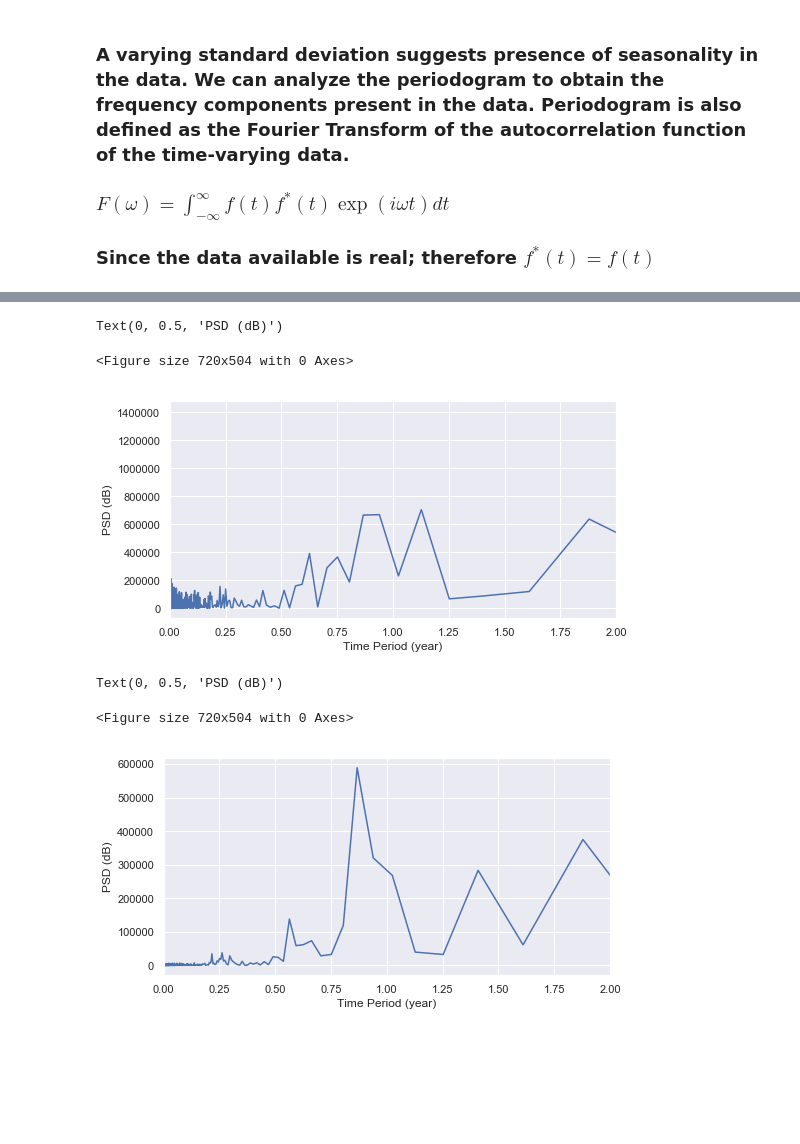
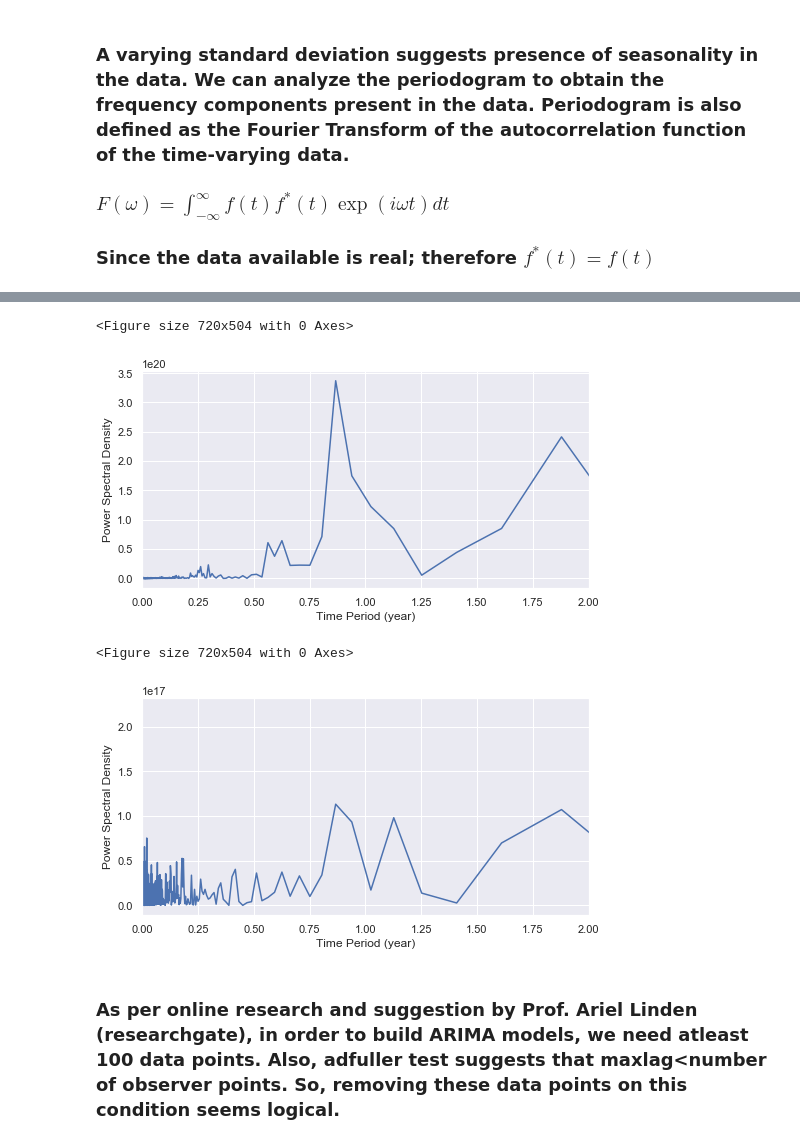
Before and after one commit to joshi-vipul/maharashtra_mandi, a Jupyter notebook: time_series_analysis_mandi.ipynb, the cells around one changed output, grey strips where cells are left out. Saved outputs shown, nothing was run; the diff lists cells and outputs as text; code cells hidden in the pictures; blank space fills up the shorter version.

```diff
--- a/time_series_analysis_mandi.ipynb
+++ b/time_series_analysis_mandi.ipynb
@@ -174,7 +167,14 @@ i = fftfreq > 0
 # %%
-plt.figure(figsize=(10,7))
-fig, ax = plt.subplots(1, 1, figsize=(8, 4))
-ax.plot(time_[i], price_psd[i])
-plt.xlim(0,2.0)
-ax.set_xlabel('Time Period (year)')
-ax.set_ylabel('PSD (dB)')
+def periodogram(dataset,series_name,commodity_name):
+    series = np.array(dataset[dataset['Commodity']==commodity_name][series_name])**2
+    price_fft = sp.fftpack.fft(series)
+    price_psd = np.abs(price_fft) ** 2
+    fftfreq = sp.fftpack.fftfreq(len(price_psd),1/365)
+    time_ = 1/fftfreq
+    i = fftfreq > 0
+    plt.figure(figsize=(10,7))
+    fig, ax = plt.subplots(1, 1, figsize=(8, 4))
+    ax.plot(time_[i], price_psd[i])
+    plt.xlim(0,2.0)
+    ax.set_xlabel('Time Period (year)')
+    ax.set_ylabel('Power Spectral Density')
@@ -185,7 +180,0 @@ Text(0, 0.5, 'PSD (dB)')
-# %%
-new_df['price_sqrd'] = new_df['fluctuation']**2
-price_fft = sp.fftpack.fft(np.array(new_df[new_df['Commodity']=='gram']['price_sqrd']))
-price_psd = np.abs(price_fft) ** 2
-fftfreq = sp.fftpack.fftfreq(len(price_psd),1/365)
-time_ = 1/fftfreq
-i = fftfreq > 0
@@ -203,36 +181,10 @@ Text(0, 0.5, 'PSD (dB)')
-# %%
-new_df['price_sqrd'] = np.log1p(new_df['fluctuation']**2)
-price_fft = sp.fftpack.fft(np.array(new_df[new_df['Commodity']=='gram']['price_sqrd']))
-price_psd = np.abs(price_fft) ** 2
-fftfreq = sp.fftpack.fftfreq(len(price_psd),1/365)
-time_ = 1/fftfreq
-i = fftfreq > 0
-# %%
-plt.figure(figsize=(10,7))
-fig, ax = plt.subplots(1, 1, figsize=(8, 4))
-ax.plot(time_[i], price_psd[i])
-plt.xlim(0,2.0)
-ax.set_xlabel('Time Period (year)')
-ax.set_ylabel('PSD (dB)')
-# %% [output]
-Text(0, 0.5, 'PSD (dB)')
-<Figure size 720x504 with 0 Axes>
-[figure, removed]
-# %%
-new_df['price_sqrd'] = np.log1p(new_df['modal_price']**2)
-price_fft = sp.fftpack.fft(np.array(new_df[new_df['Commodity']=='gram']['price_sqrd']))
-price_psd = np.abs(price_fft) ** 2
-fftfreq = sp.fftpack.fftfreq(len(price_psd),1/365)
-time_ = 1/fftfreq
-i = fftfreq > 0
-# %%
-plt.figure(figsize=(10,7))
-fig, ax = plt.subplots(1, 1, figsize=(8, 4))
-ax.plot(time_[i], price_psd[i])
-plt.xlim(0,2.0)
-ax.set_xlabel('Time Period (year)')
-ax.set_ylabel('PSD (dB)')
-# %% [output]
-Text(0, 0.5, 'PSD (dB)')
-<Figure size 720x504 with 0 Axes>
-[figure, removed]
+# %%
+periodogram(new_df,'modal_price','gram')
+periodogram(new_df,'fluctuation','gram')
+# %% [output]
+<Figure size 720x504 with 0 Axes>
+[figure, added]
+<Figure size 720x504 with 0 Axes>
+[figure, added]
+# %% [markdown]
+### As per online research and suggestion by Prof. Ariel Linden (researchgate), in order to build ARIMA models, we need atleast 100 data points.  Also, adfuller test suggests that maxlag<number of observer points. So, removing these data points on this condition seems logical.
```
Also changed, not shown: parts of 22 cells of this notebook.
